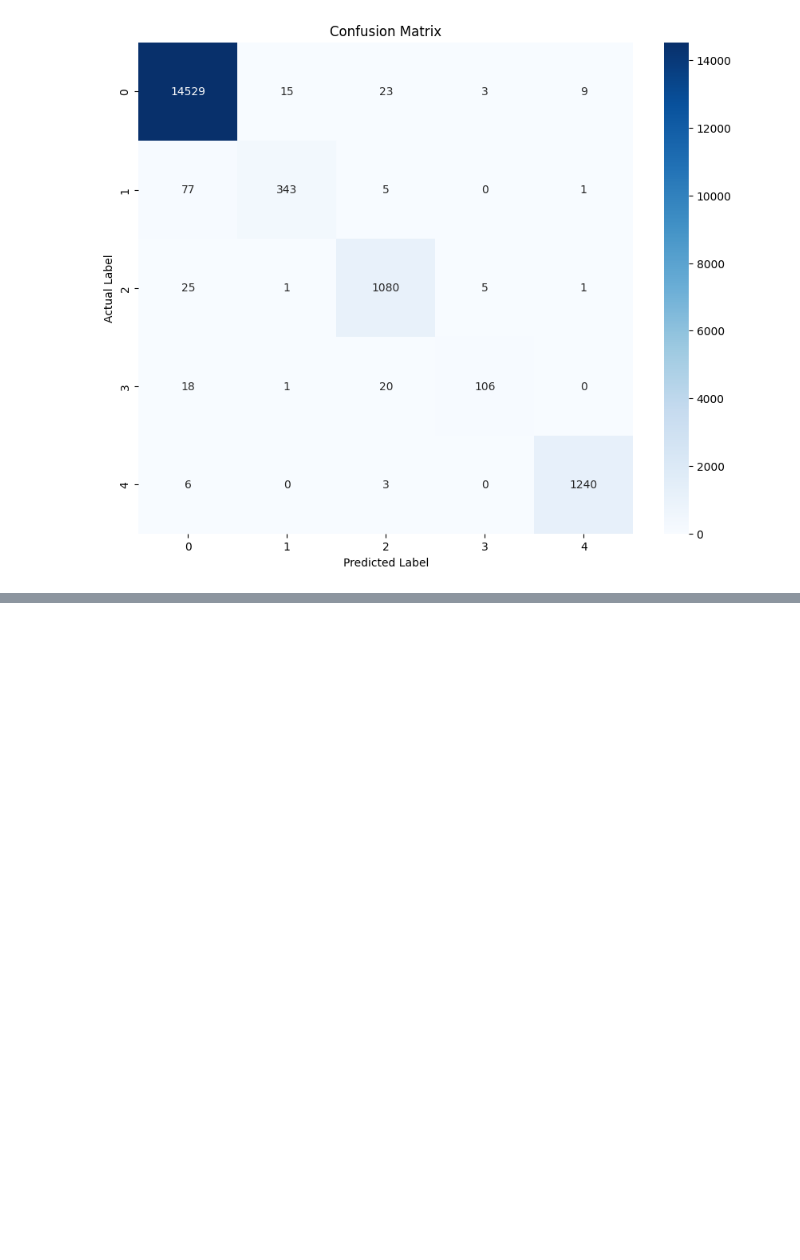
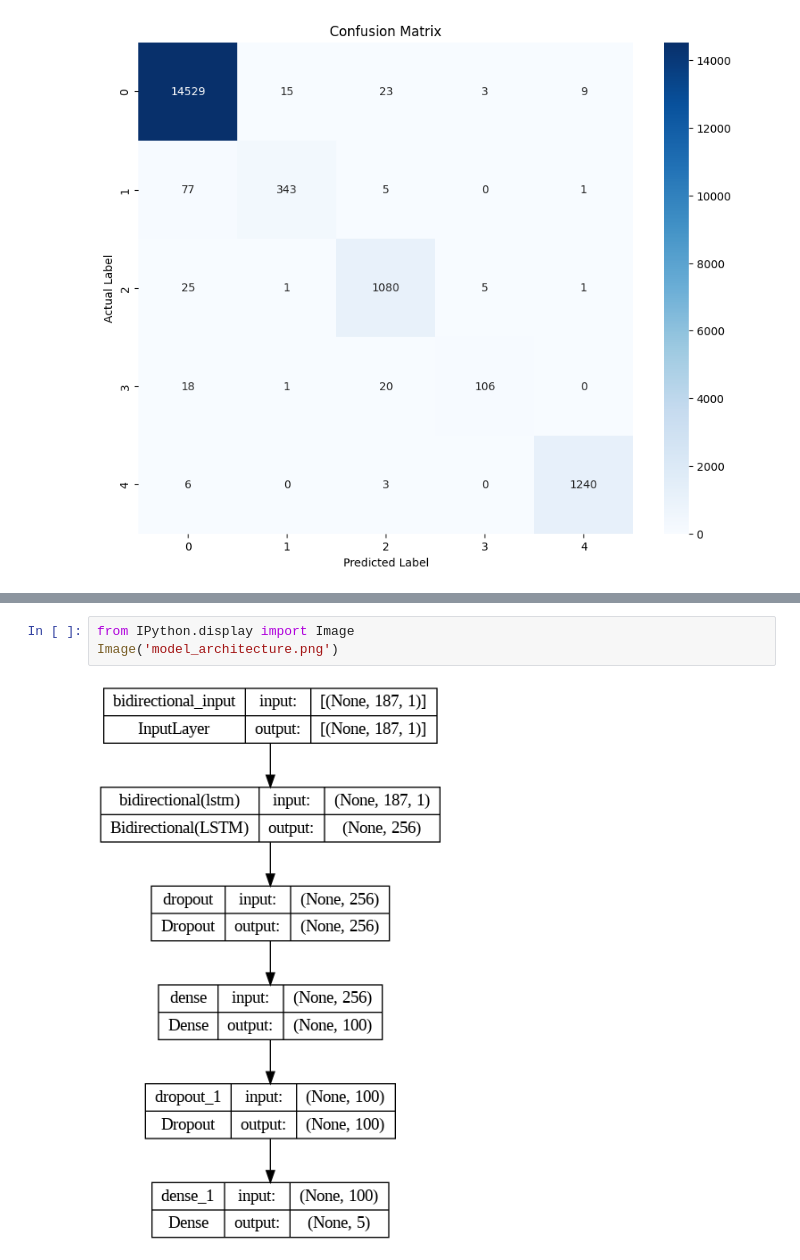
Before and after one commit to rtonetwotree/phase_5_project_ecg, a Jupyter notebook: notebooks/time_series_neural_network.ipynb, the cells around one changed output, grey strips where cells are left out. Cells and saved outputs as stored; diff of their text form; blank space fills up the shorter version.

```diff
--- a/notebooks/time_series_neural_network.ipynb
+++ b/notebooks/time_series_neural_network.ipynb
@@ -668,0 +700,5 @@ plt.show()
+# %%
+from IPython.display import Image
+Image('model_architecture.png')
+# %% [output]
+[figure, added]
```
Also changed, not shown: parts of 2 cells of this notebook.
